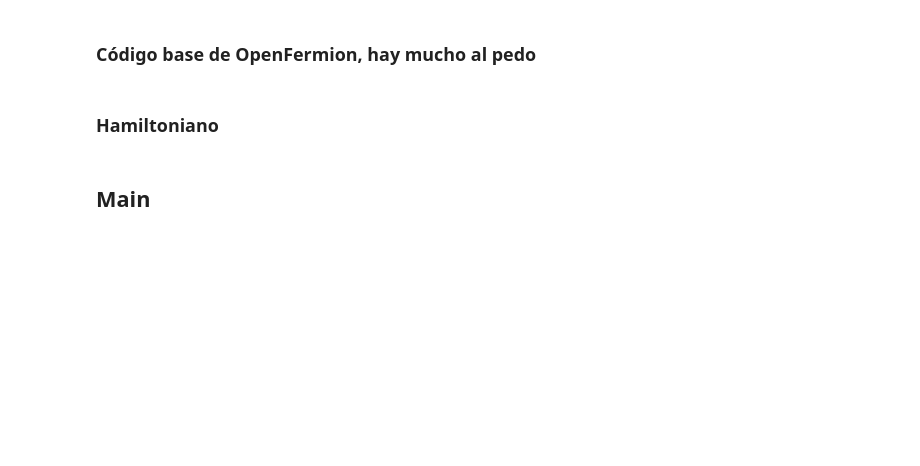
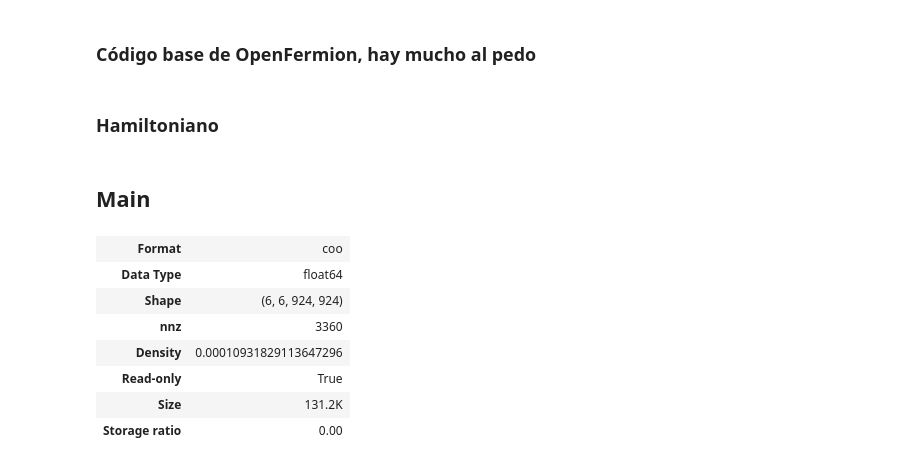
Before and after one commit to aguschanchu/m-body-entropy, a Jupyter notebook: GeneralEntropy.ipynb, the cells around one changed output. Drawn from its saved outputs; the diff is of its cells as text; code cells hidden in the pictures; blank space fills up the shorter version.

```diff
--- a/GeneralEntropy.ipynb
+++ b/GeneralEntropy.ipynb
@@ -403,3 +420,14 @@ rho_3_arrays = rho_m_gen(basis, 3, 4)
 k_indices = get_kkbar_indices(t_basis)
 # Arrays reducidos
 rho_2_kkbar_arrays = rho_2_gen(basis, t_basis, idx_list = k_indices)
+# %%
+rho_2_kkbar_arrays
+# %% [output]
+| Format | coo |
+| Data Type | float64 |
+| Shape | (6, 6, 924, 924) |
+| nnz | 3360 |
+| Density | 0.00010931829113647296 |
+| Read-only | True |
+| Size | 131.2K |
+| Storage ratio | 0.00 |
```
Also changed, not shown: parts of 5 cells of this notebook.
